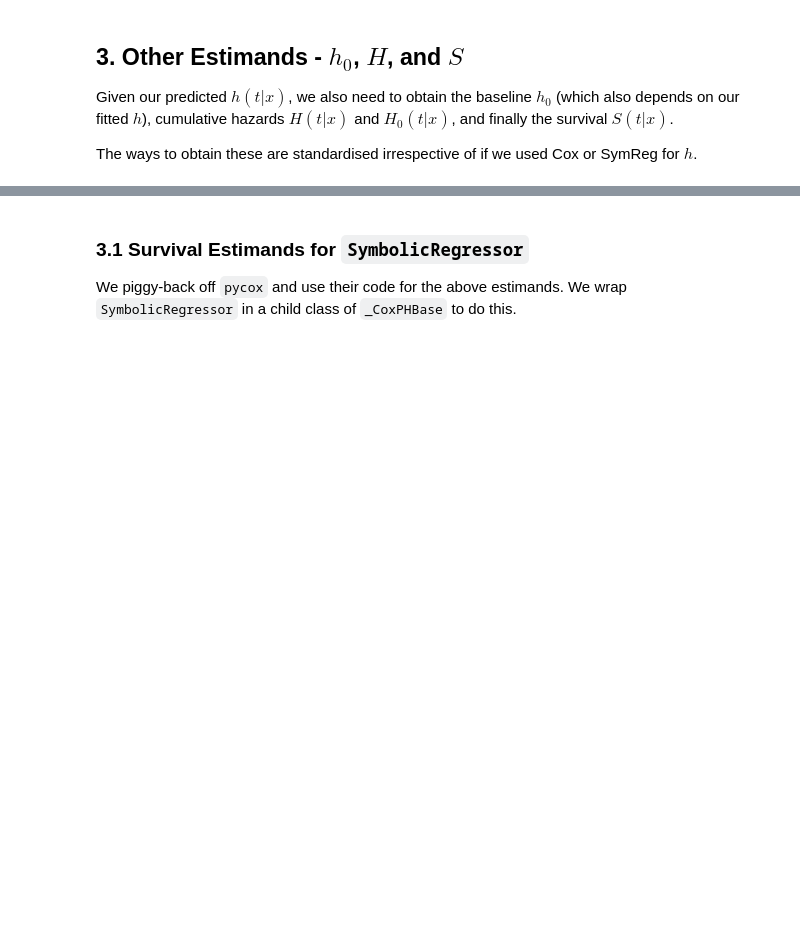
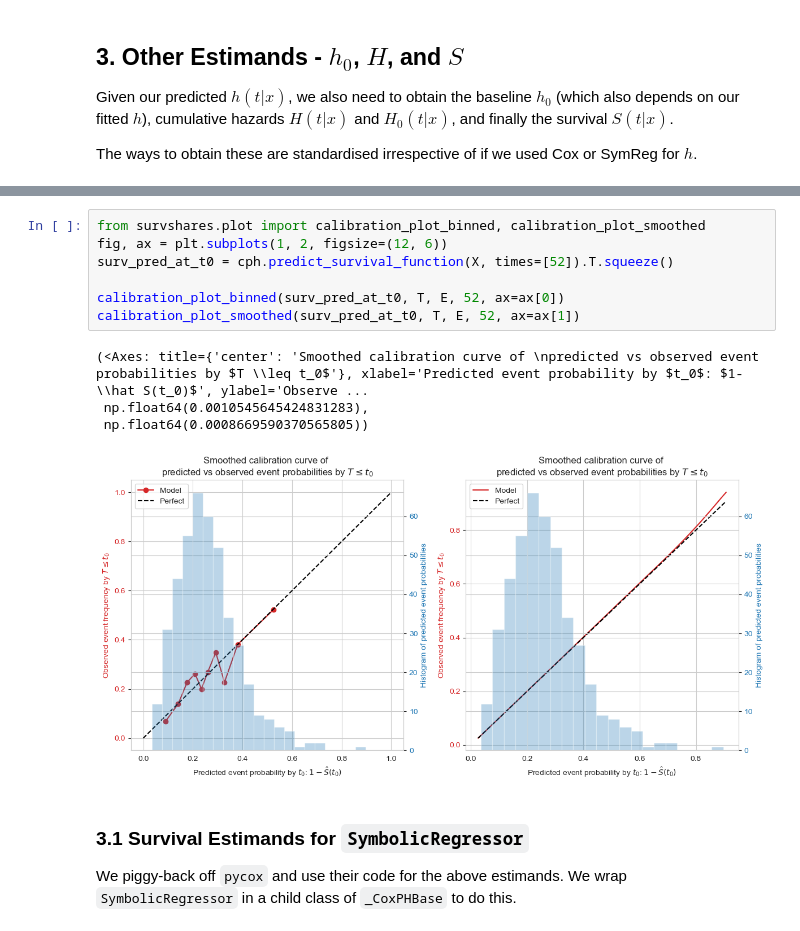
Before and after one commit to steliosbl/SurvSHAREs, a Jupyter notebook: gplearn_survival.ipynb, the cells around one changed output, grey strips where cells are left out. Cells and saved outputs as stored; diff of their text form; blank space fills up the shorter version.

```diff
--- a/gplearn_survival.ipynb
+++ b/gplearn_survival.ipynb
@@ -242,3 +247,15 @@ pd.DataFrame(dict(pycox=S_pred, lifelines=S_true, delta=S_pred - S_true)).plot(
+# %%
+from survshares.plot import calibration_plot_binned, calibration_plot_smoothed
+fig, ax = plt.subplots(1, 2, figsize=(12, 6))
+surv_pred_at_t0 = cph.predict_survival_function(X, times=[52]).T.squeeze()
+
+calibration_plot_binned(surv_pred_at_t0, T, E, 52, ax=ax[0])
+calibration_plot_smoothed(surv_pred_at_t0, T, E, 52, ax=ax[1])
+# %% [output]
+(<Axes: title={'center': 'Smoothed calibration curve of \npredicted vs observed event probabilities by $T \\leq t_0$'}, xlabel='Predicted event probability by $t_0$: $1-\\hat S(t_0)$', ylabel='Observe ...
+ np.float64(0.0010545645424831283),
+ np.float64(0.0008669590370565805))
+[figure, added]
 # %% [markdown]
 ### 3.1 Survival Estimands for `SymbolicRegressor`
 
```
Also changed, not shown: parts of 21 cells of this notebook, 3 other files.
